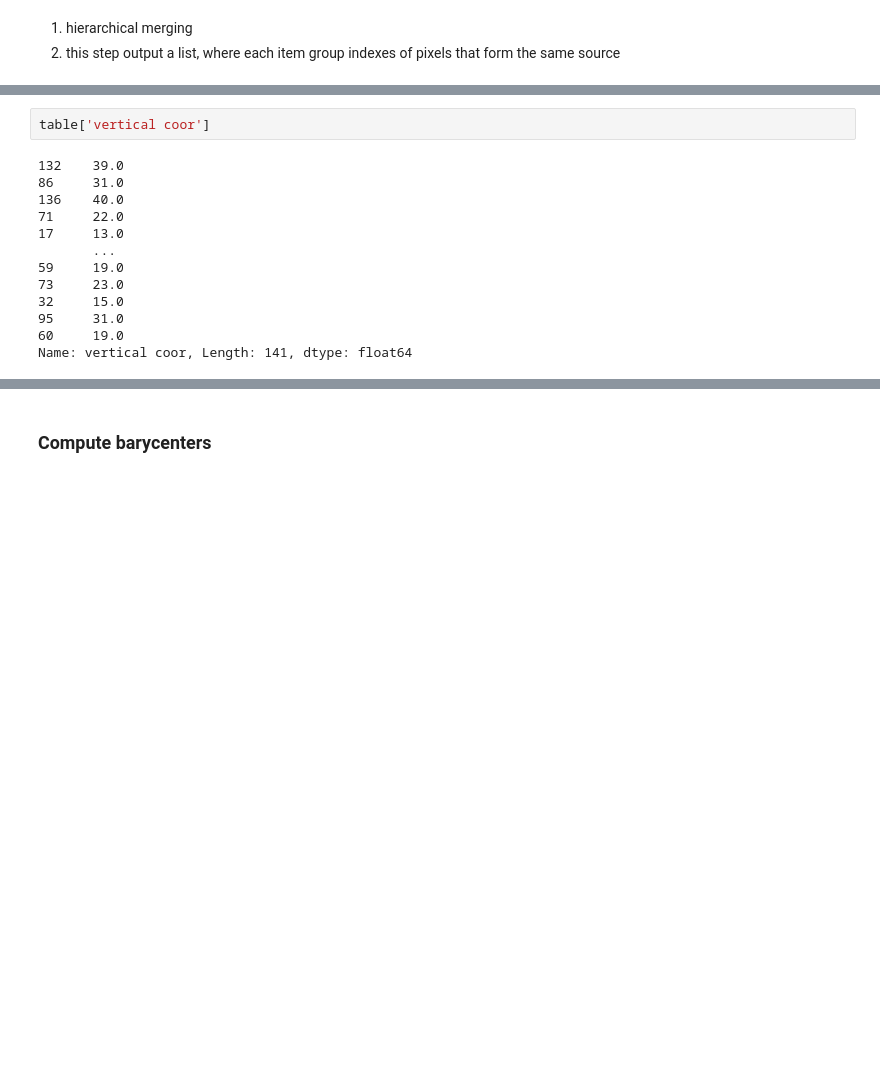
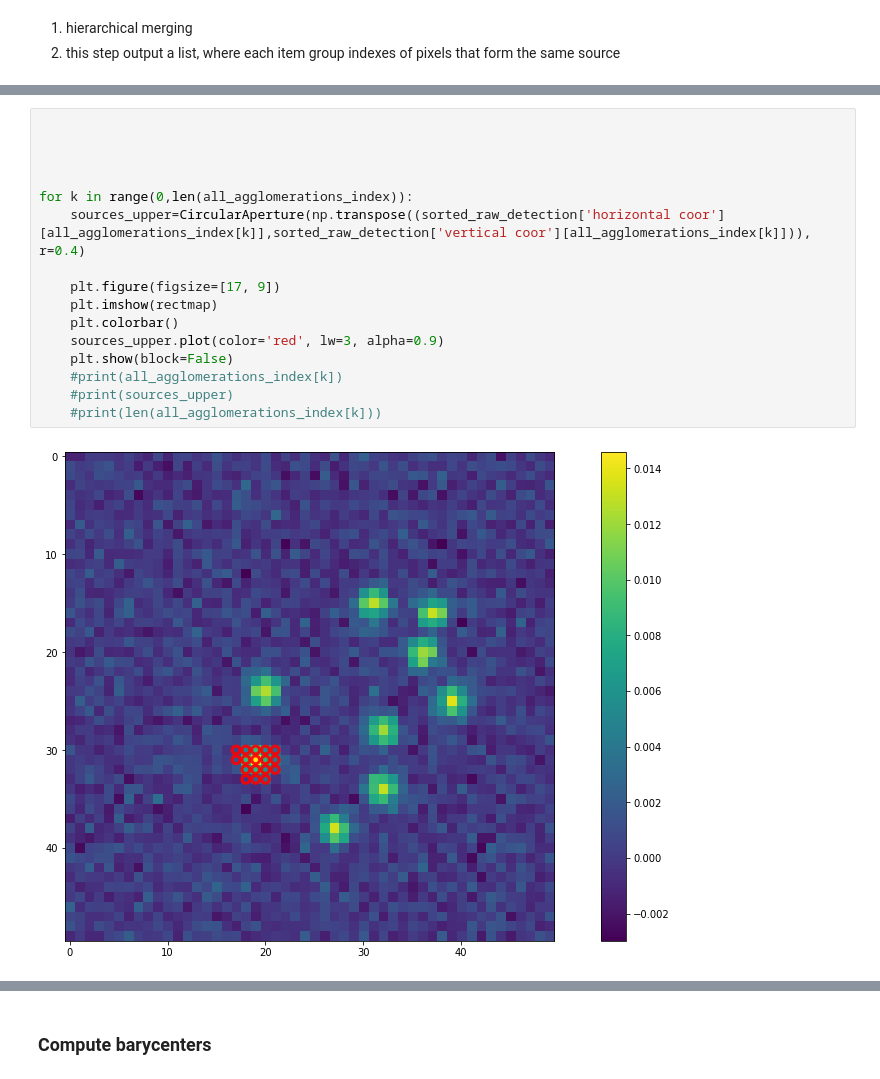
Before and after one commit to ali7amie/Tianlai, a Jupyter notebook: source_finder.ipynb, the cells around one changed output, grey strips where cells are left out. Saved outputs shown, nothing was run; the diff lists cells and outputs as text; blank space fills up the shorter version.

```diff
--- a/source_finder.ipynb
+++ b/source_finder.ipynb
@@ -452,15 +498,18 @@ all_agglomerations_index
-# %%
-table['vertical coor']
-# %% [output]
-132    39.0
-86     31.0
-136    40.0
-71     22.0
-17     13.0
-       ...
-59     19.0
-73     23.0
-32     15.0
-95     31.0
-60     19.0
-Name: vertical coor, Length: 141, dtype: float64
+# %%
+
+
+
+
+for k in range(0,len(all_agglomerations_index)):
+    sources_upper=CircularAperture(np.transpose((sorted_raw_detection['horizontal coor'][all_agglomerations_index[k]],sorted_raw_detection['vertical coor'][all_agglomerations_index[k]])), r=0.4)
+
+    plt.figure(figsize=[17, 9])
+    plt.imshow(rectmap)
+    plt.colorbar()
+    sources_upper.plot(color='red', lw=3, alpha=0.9)
+    plt.show(block=False)
+    #print(all_agglomerations_index[k])
+    #print(sources_upper)
+    #print(len(all_agglomerations_index[k]))
+# %% [output]
+[figure, added]
```
Also changed, not shown: parts of 22 cells of this notebook.
